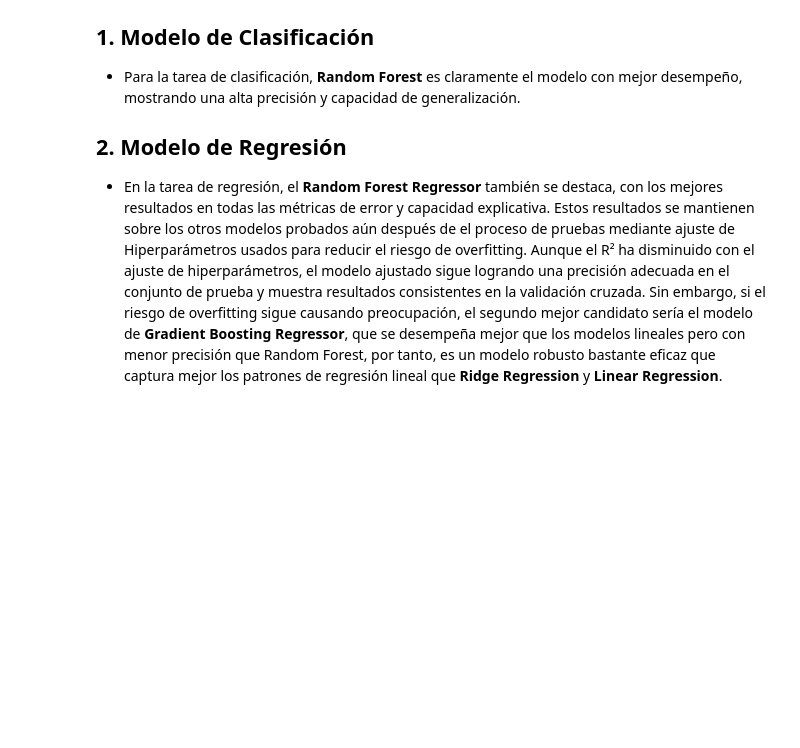
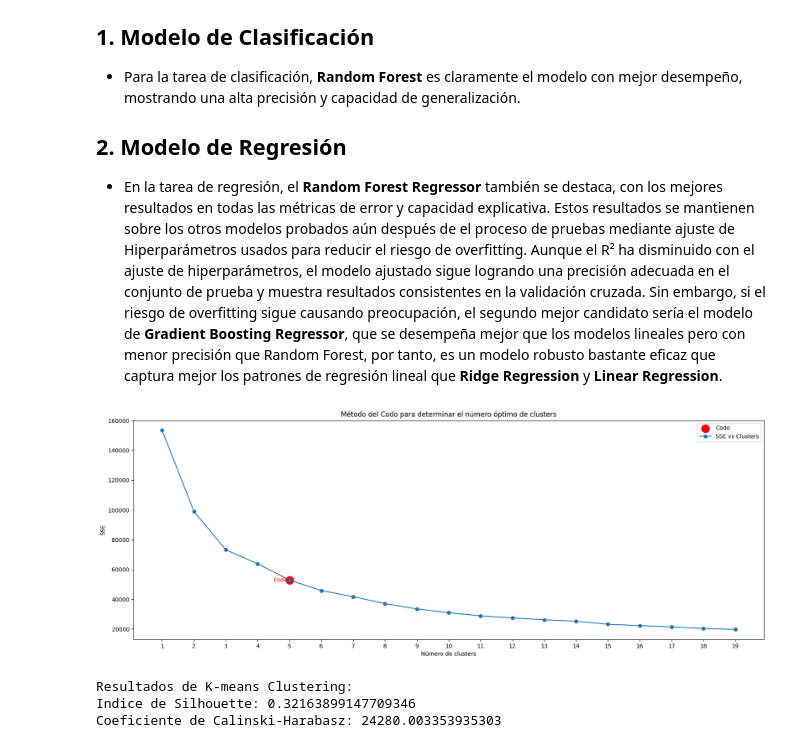
Before and after one commit to jpfuentesv89/TransversalMachineLearning, a Jupyter notebook: MonopolyDormammu.ipynb, the cells around one changed output. Drawn from its saved outputs; the diff is of its cells as text; code cells hidden in the pictures; blank space fills up the shorter version.

```diff
--- a/MonopolyDormammu.ipynb
+++ b/MonopolyDormammu.ipynb
@@ -1044,3 +1046,55 @@ plt.show()
 
 ## 2. **Modelo de Regresión**
 - En la tarea de regresión, el **Random Forest Regressor** también se destaca, con los mejores resultados en todas las métricas de error y capacidad explicativa. Estos resultados se mantienen sobre los otros modelos probados aún después de el proceso de pruebas mediante ajuste de Hiperparámetros usados para reducir el riesgo de overfitting. Aunque el R² ha disminuido con el ajuste de hiperparámetros, el modelo ajustado sigue logrando una precisión adecuada en el conjunto de prueba y muestra resultados consistentes en la validación cruzada. Sin embargo, si el riesgo de overfitting sigue causando preocupación, el segundo mejor candidato sería el modelo de **Gradient Boosting Regressor**, que se desempeña mejor que los modelos lineales pero con menor precisión que Random Forest, por tanto, es un modelo robusto bastante eficaz que captura mejor los patrones de regresión lineal que **Ridge Regression** y **Linear Regression**.
+# %%
+# Columnas para el clustering
+columns_for_clustering = ["Edad_Cliente", "Renta_Cliente", "Antiguedad_Cliente"]
+scaled_data = df_scaled[columns_for_clustering].values # Obtengo los valores de las columnas para clustering
+# %%
+# Calculo el SSE para diferentes valores
+sse = []
+k_values = range(1, 20)
+for k in k_values:
+    kmeans = KMeans(n_clusters=k, random_state=42)
+    kmeans.fit(scaled_data)
+    sse.append(kmeans.inertia_)
+
+# Encontro el "codo" en la gráfica
+knee_locator = KneeLocator(k_values, sse, curve="convex", direction="decreasing")
+optimal_k = knee_locator.knee
+
+# Grafico SSE vs Número de clusters con el punto del "codo" marcado
+fig, ax = plt.subplots(figsize=(20, 7))
+
+# Marco el codo en el gráfico
+ax.scatter(optimal_k, sse[optimal_k - 1], color='red', s=200, label="Codo")  # Punto rojo
+ax.text(optimal_k - 0.5, sse[optimal_k - 1] - 1000, s="Codo", color="red")  # Texto
+
+# Grafico la línea SSE vs Número de clusters
+ax.plot(k_values, sse, marker='o', label="SSE vs Clusters")
+ax.set_xticks(k_values)
+ax.set_xlabel("Número de clusters")
+ax.set_ylabel("SSE")
+ax.set_title("Método del Codo para determinar el número óptimo de clusters")
+ax.legend()
+
+plt.show()
+# %% [output]
+[figure, added]
+# %%
+# K-means Clustering
+kmeans = KMeans(n_clusters=5, random_state=42)
+df_scaled["Cluster_KMeans"] = kmeans.fit_predict(scaled_data)
+
+# Metricas de evaluación
+silhouette_kmeans = silhouette_score(scaled_data, df_scaled["Cluster_KMeans"])  # Indice de sihouette
+calinski_kmeans = calinski_harabasz_score(scaled_data, df_scaled["Cluster_KMeans"]) # Coeficiente de Calinski-Harabasz
+
+# Resultado del clustering
+print("Resultados de K-means Clustering:")
+print("Indice de Silhouette:", silhouette_kmeans)
+print("Coeficiente de Calinski-Harabasz:", calinski_kmeans)
+# %% [output]
+Resultados de K-means Clustering:
+Indice de Silhouette: 0.32163899147709346
+Coeficiente de Calinski-Harabasz: 24280.003353935303
```
Also changed, not shown: parts of 6 cells of this notebook.
